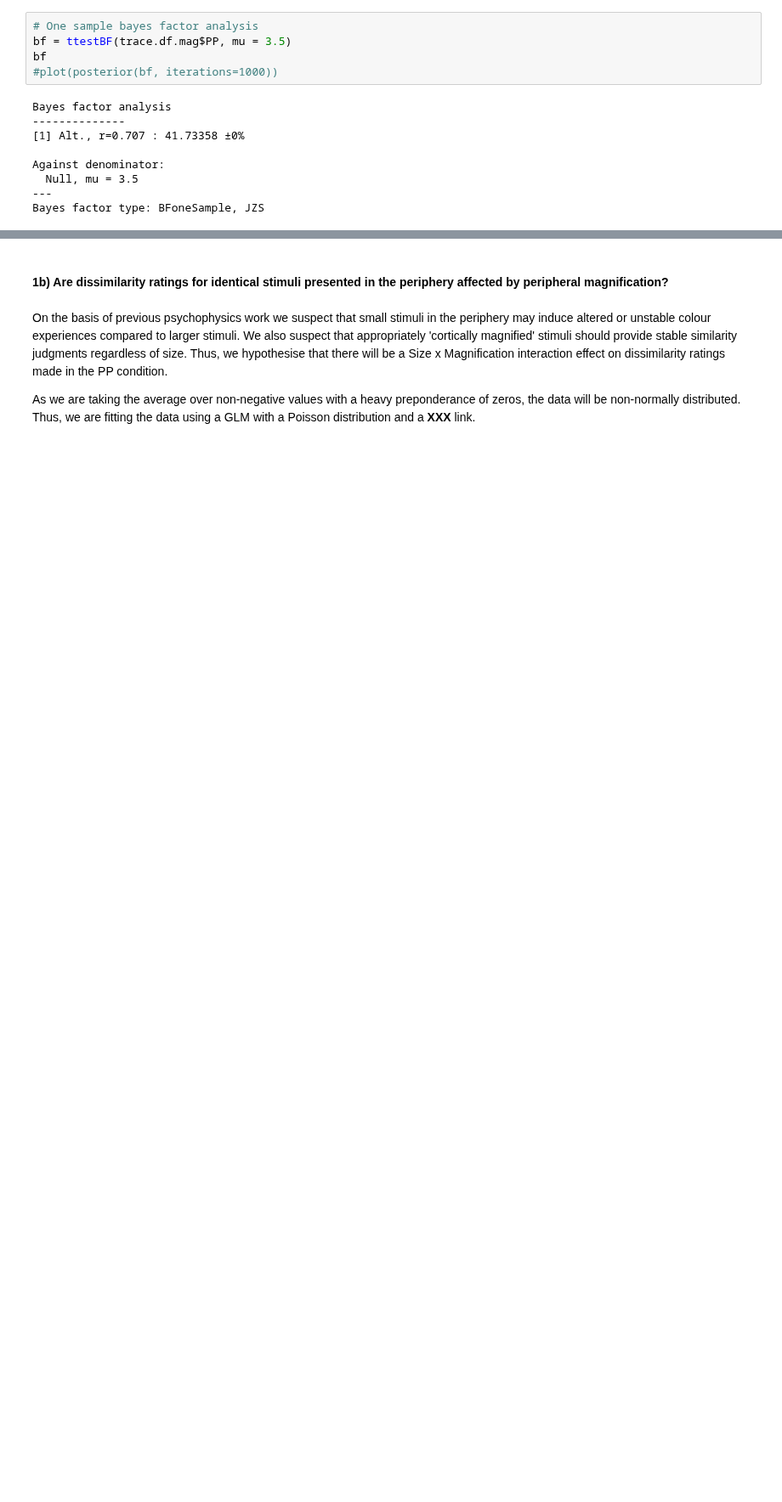
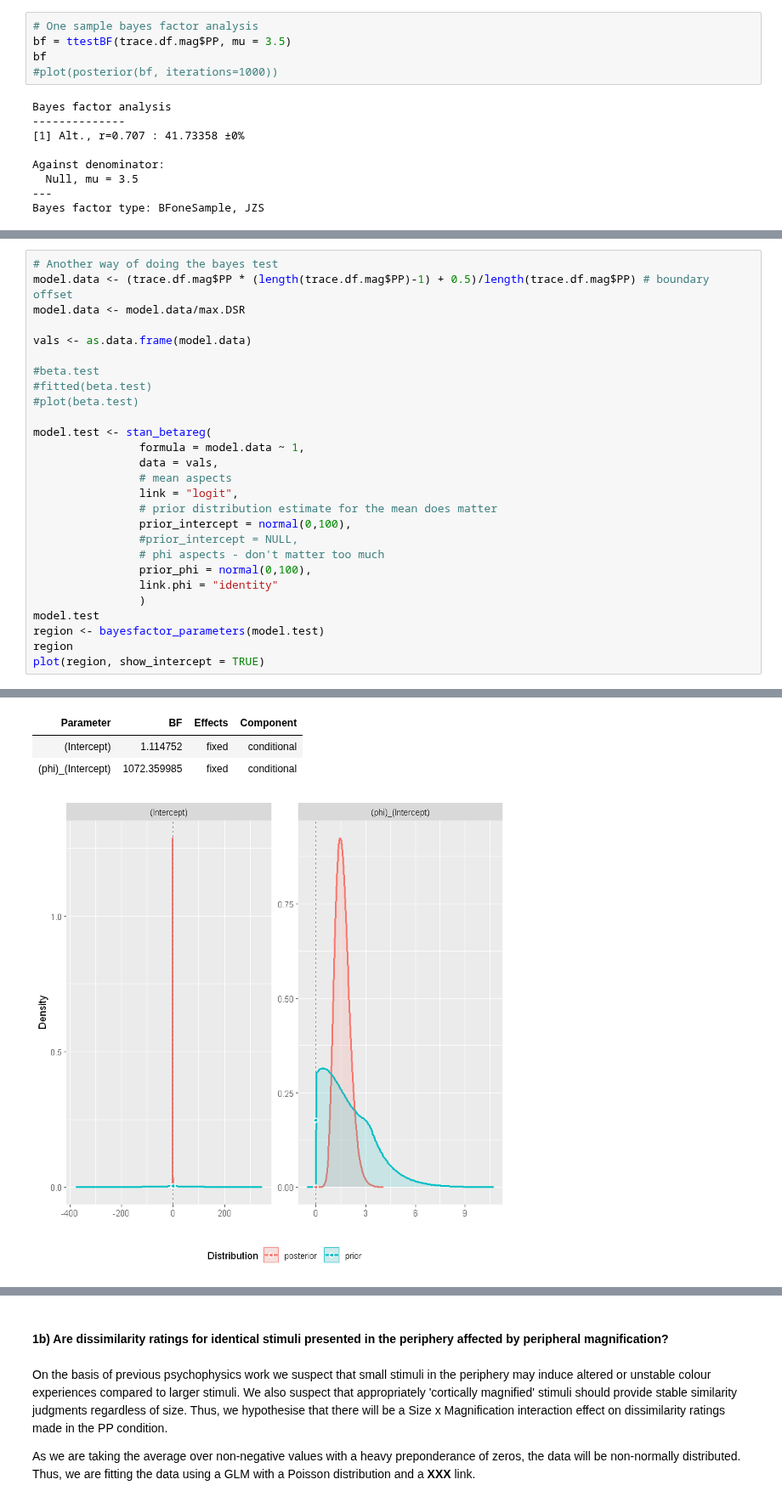
Before and after one commit to ArielZJ/Precision-Phenomenology-Data-Analysis, a Jupyter notebook: Fovea vs. Periphery Color Similarity Pilot Analysis - 2stim Analysis.ipynb, the cells around one changed output, grey strips where cells are left out. Shown at 85% size. Saved outputs shown, nothing was run; the diff lists cells and outputs as text; blank space fills up the shorter version.

```diff
--- a/Fovea vs. Periphery Color Similarity Pilot Analysis - 2stim Analysis.ipynb
+++ b/Fovea vs. Periphery Color Similarity Pilot Analysis - 2stim Analysis.ipynb
@@ -1505,0 +1514,28 @@ Bayes factor type: BFoneSample, JZS
+# %%
+# Another way of doing the bayes test
+model.data <- (trace.df.mag$PP * (length(trace.df.mag$PP)-1) + 0.5)/length(trace.df.mag$PP) # boundary offset
+model.data <- model.data/max.DSR
+
+vals <- as.data.frame(model.data)
+
+#beta.test
+#fitted(beta.test)
+#plot(beta.test)
+
+model.test <- stan_betareg(
+                formula = model.data ~ 1,
+                data = vals,
+                # mean aspects
+                link = "logit",
+                # prior distribution estimate for the mean does matter
+                prior_intercept = normal(0,100),
+                #prior_intercept = NULL,
+                # phi aspects - don't matter too much
+                prior_phi = normal(0,100),
+                link.phi = "identity"
+                )
+model.test
+region <- bayesfactor_parameters(model.test)
+region
+plot(region, show_intercept = TRUE)
+# %% [output]
@@ -1505,0 +1572,4 @@ Bayes factor type: BFoneSample, JZS
+| Parameter | BF | Effects | Component |
+| (Intercept) | 1.114752 | fixed | conditional |
+| (phi)_(Intercept) | 1072.359985 | fixed | conditional |
+[figure, added]
```
Also changed, not shown: parts of 32 cells of this notebook.
